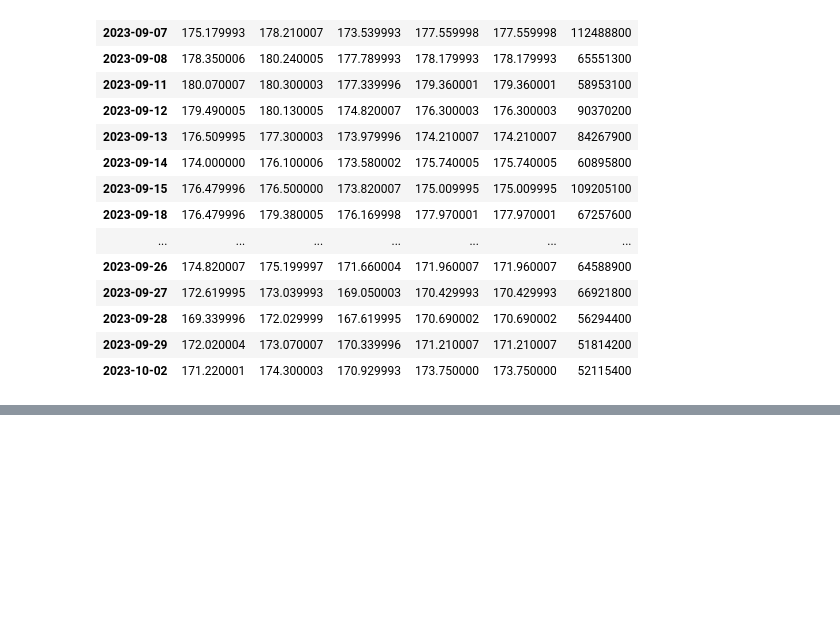
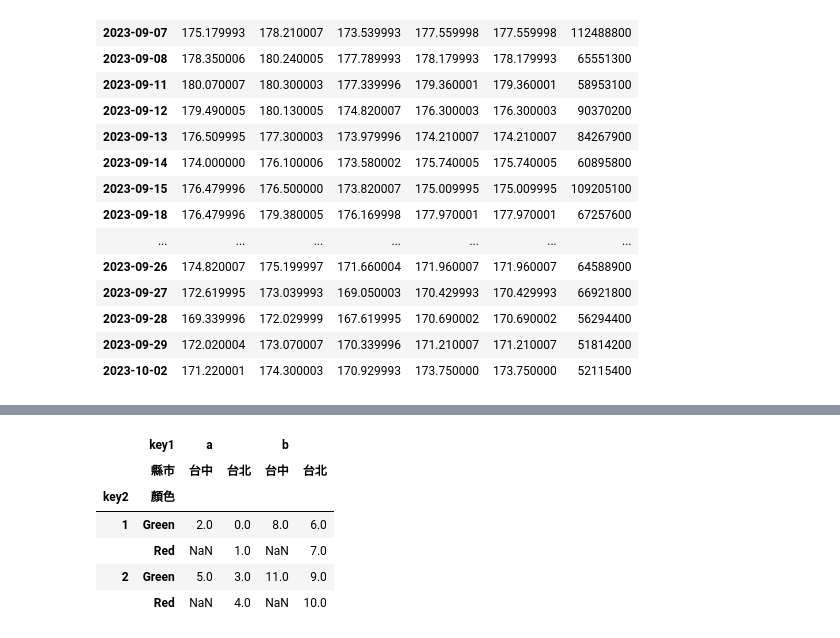
Before and after one commit to ElenaTsai/2023_07_27, a Jupyter notebook: lesson20_1.ipynb, the cells around one changed output, grey strips where cells are left out. Saved outputs shown, nothing was run; the diff lists cells and outputs as text; code cells hidden in the pictures; blank space fills up the shorter version.

```diff
--- a/lesson20_1.ipynb
+++ b/lesson20_1.ipynb
@@ -361,0 +479,10 @@ data
+# %%
+import numpy as np
+import pandas as pd
+
+frame = pd.DataFrame(np.arange(12).reshape((4,3)),
+             index=[['a','a','b','b'],[1, 2, 1, 2]],
+             columns=[['台北','台北','台中'],['Green','Red','Green']])
+frame.index.names = ['key1', 'key2']
+frame.columns.names = ['縣市', '顏色']
+frame
@@ -361,0 +508,10 @@ data
+# %%
+frame.stack(level=['縣市','顏色']).unstack(level=['key1','縣市'])
+# %% [output]
+|  | key1 | a |  | b |  |
+|  | 縣市 | 台中 | 台北 | 台中 | 台北 |
+| key2 | 顏色 |  |  |  |  |
+| 1 | Green | 2.0 | 0.0 | 8.0 | 6.0 |
+|  | Red | NaN | 1.0 | NaN | 7.0 |
+| 2 | Green | 5.0 | 3.0 | 11.0 | 9.0 |
+|  | Red | NaN | 4.0 | NaN | 10.0 |
```
Also changed, not shown: parts of 10 cells of this notebook, 2 other files.
